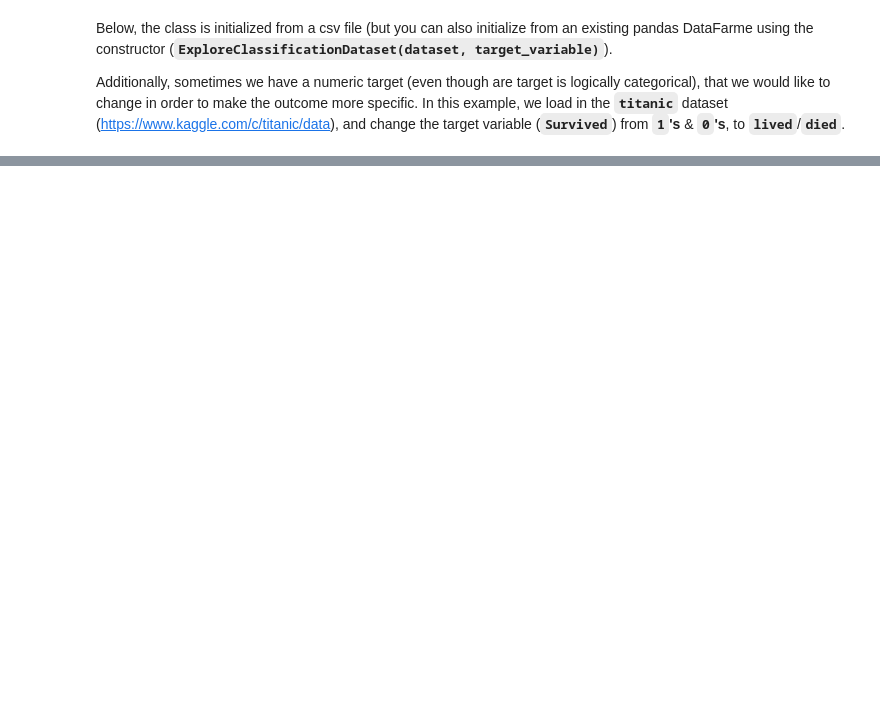
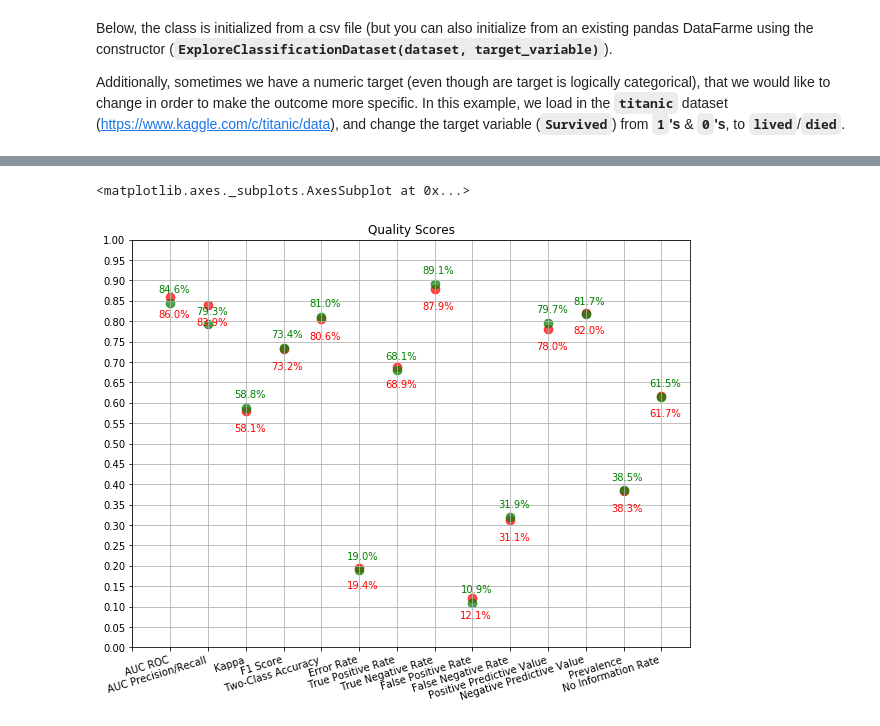
Before and after one commit to shane-kercheval/oo-learning, a Jupyter notebook: examples/classification-titanic/2-Basic Modeling.ipynb, the cells around one changed output, grey strips where cells are left out. Drawn from its saved outputs; the diff is of its cells as text; code cells hidden in the pictures; blank space fills up the shorter version.

```diff
--- a/examples/classification-titanic/2-Basic Modeling.ipynb
+++ b/examples/classification-titanic/2-Basic Modeling.ipynb
@@ -48,0 +311,5 @@ explore.dataset.head()
+# %%
+trainer.holdout_evaluator.plot_all_quality_metrics(trainer.training_evaluator)
+# %% [output]
+<matplotlib.axes._subplots.AxesSubplot at 0x...>
+[figure, added]
```
Also changed, not shown: parts of 43 cells of this notebook, 4 other files.
